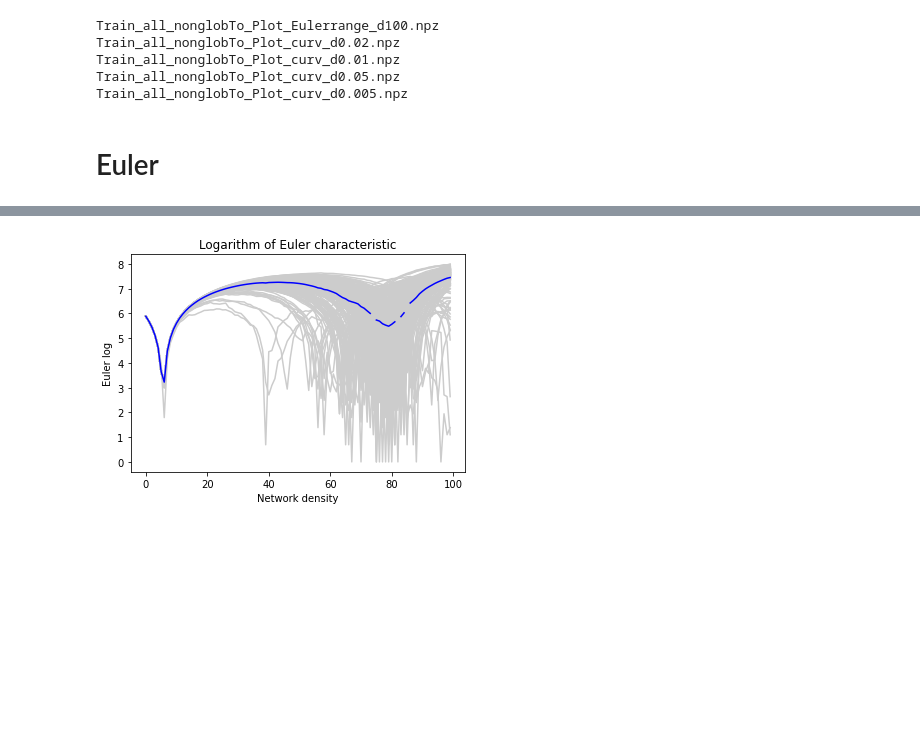
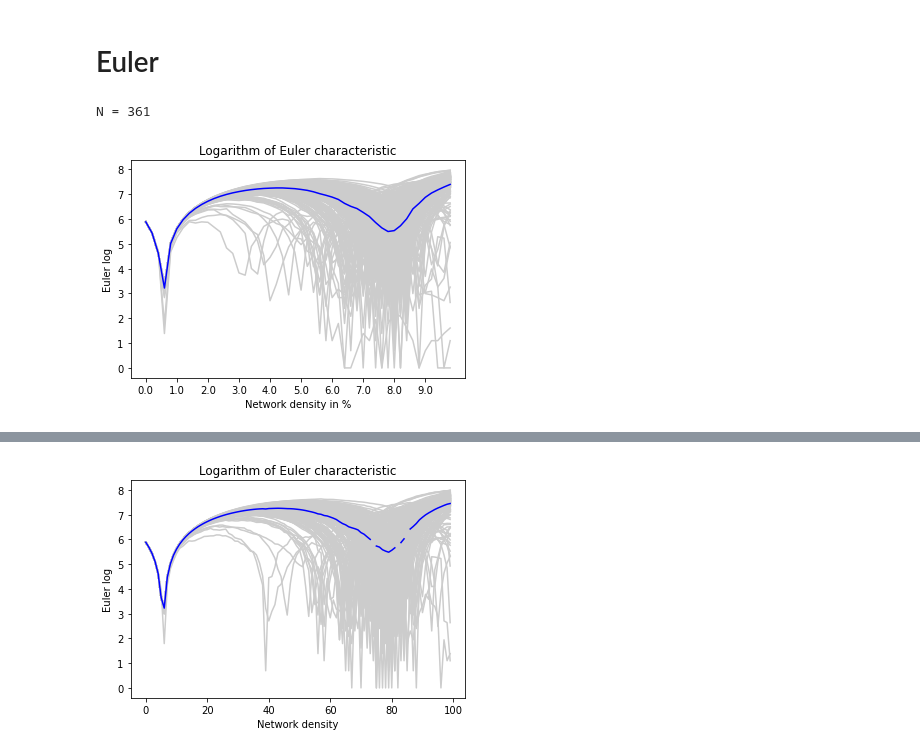
Before and after one commit to MinneSchepers/HCP_TDA, a Jupyter notebook: HCP_Data_checking_plotting.ipynb, the cells around one changed output, grey strips where cells are left out. Drawn from its saved outputs; the diff is of its cells as text; code cells hidden in the pictures; blank space fills up the shorter version.

```diff
--- a/HCP_Data_checking_plotting.ipynb
+++ b/HCP_Data_checking_plotting.ipynb
@@ -14,20 +12,2 @@ from os.path import isfile, join
-# %%
-# Path to directory with plotting data
-path_to_data = "/data/KNW/KNW-stage/m.schepers/HCP/Plots/Training_all"
-# %%
-# List all files to plot
-onlyfiles = [f for f in listdir(path_to_data) if isfile(join(path_to_data, f))]
-to_plot = [f for f in onlyfiles if 'To_Plot' in f]
-for i in to_plot:
-    print(i)
-# %% [output]
-Train_all_nonglobTo_Plot_Eulerrange_d100.npz
-Train_all_nonglobTo_Plot_curv_d0.02.npz
-Train_all_nonglobTo_Plot_curv_d0.01.npz
-Train_all_nonglobTo_Plot_curv_d0.05.npz
-Train_all_nonglobTo_Plot_curv_d0.005.npz
 # %% [markdown]
 # Euler
-# %%
-Euler = [f for f in to_plot if 'Euler' in f][0]
-Euler = load(f'{path_to_data}/{Euler}')
@@ -33,0 +56,8 @@ Euler = load(f'{path_to_data}/{Euler}')
+# %%
+path_to_data = "/mnt/resource/m.schepers/Data/Plotting_Data/Training_data_run1/Eulerrange_d0.1/"
+resolution = 500
+
+plot_Euler(path_to_data, resolution)
+# %% [output]
+N = 361
+[figure, added]
```
Also changed, not shown: parts of 17 cells of this notebook, 1 other file.
